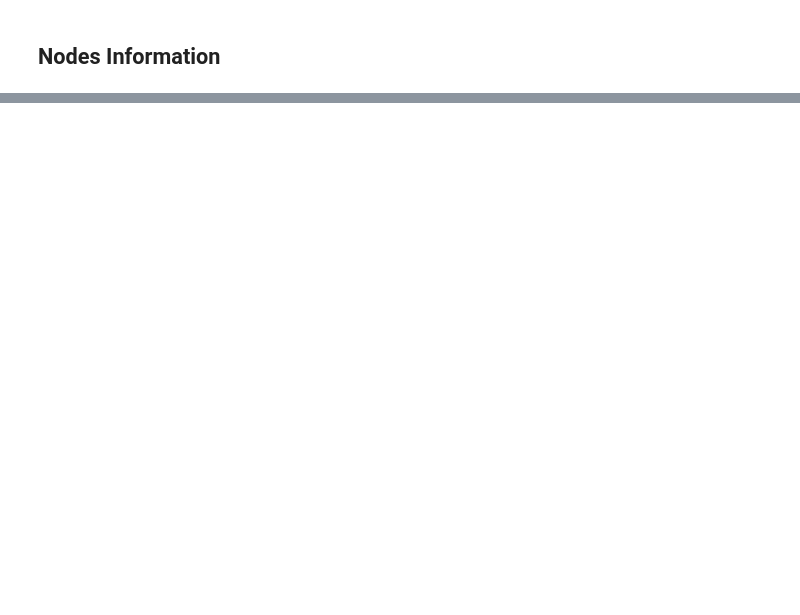
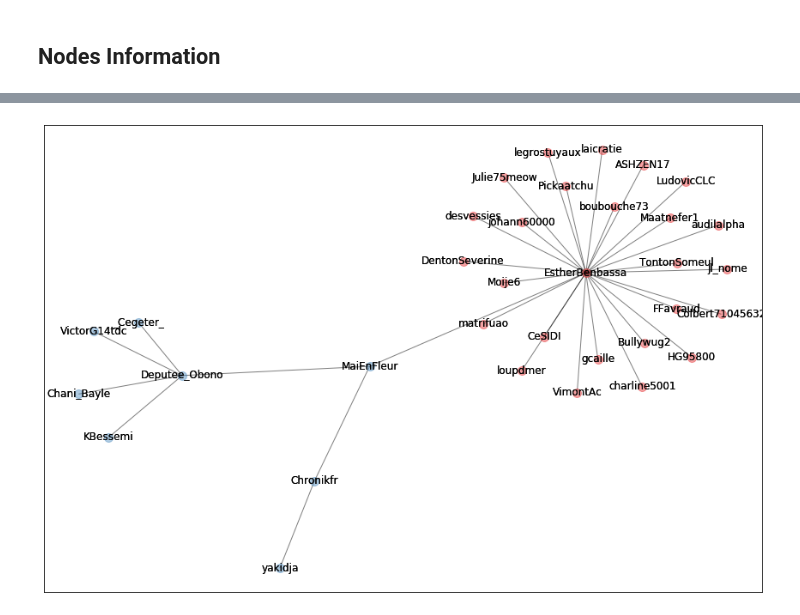
Before and after one commit to SapiensZ/Twitter_CommunityDetection, a Jupyter notebook: reader_twitter.ipynb, the cells around one changed output, grey strips where cells are left out. Saved outputs shown, nothing was run; the diff lists cells and outputs as text; code cells hidden in the pictures; blank space fills up the shorter version.

```diff
--- a/reader_twitter.ipynb
+++ b/reader_twitter.ipynb
@@ -151,4 +238,4 @@ def define_df_nodes(df, G):
     return df
 # %%
-df_test = define_df_nodes(df, G)
+df_nodes = define_df_nodes(df, G)
 # %%
@@ -209,0 +295,17 @@ def define_df_nodes(df, G):
+# %%
+def visualize_clusters(G, partition):
+    colors=[]
+    plt.figure(figsize=(15,10))
+    for i in range(len(partition)):
+        colors.append(cm.Set1(i))
+    l_labels = []
+    pos=nx.spring_layout(G) # positions for all nodes
+
+    for commId, nodeset in enumerate(partition):
+        nx.draw_networkx_nodes(G, pos, nodelist=nodeset, node_color=colors[commId],
+                               node_size=100, alpha=0.4)
+
+        nx.draw_networkx_labels(G, pos)
+    nx.draw_networkx_edges(G, pos, alpha=0.5)
+    plt.savefig('test')
+    plt.show()
@@ -209,0 +332,20 @@ def define_df_nodes(df, G):
+# %%
+#Two type of clustering format (see above), returns list format from dict format
+def change_format_clustering(partition_dict):
+    keys = list(set(partition_dict.values()))
+    data = {key: [] for key in keys}
+    for node, commId in partition_dict.items():
+        data[commId].append(node)
+    part_fin = []
+    for nodeset in data.values():
+        part_fin.append(set(nodeset))
+    return part_fin
+# %%
+def vizualize_from_df(df, G):
+    G_und = G.to_undirected(G)
+    partition_dict = dict(zip(df_nodes.username, df_nodes.cluster_id))
+    partition_list = change_format_clustering(partition_dict)
+    return visualize_clusters(G_und, partition_list)
+# %%
+vizualize_from_df(df, G)
+# %% [output]
@@ -209,0 +354 @@ def define_df_nodes(df, G):
+[figure, added]
```
Also changed, not shown: parts of 39 cells of this notebook, 2 other files.
